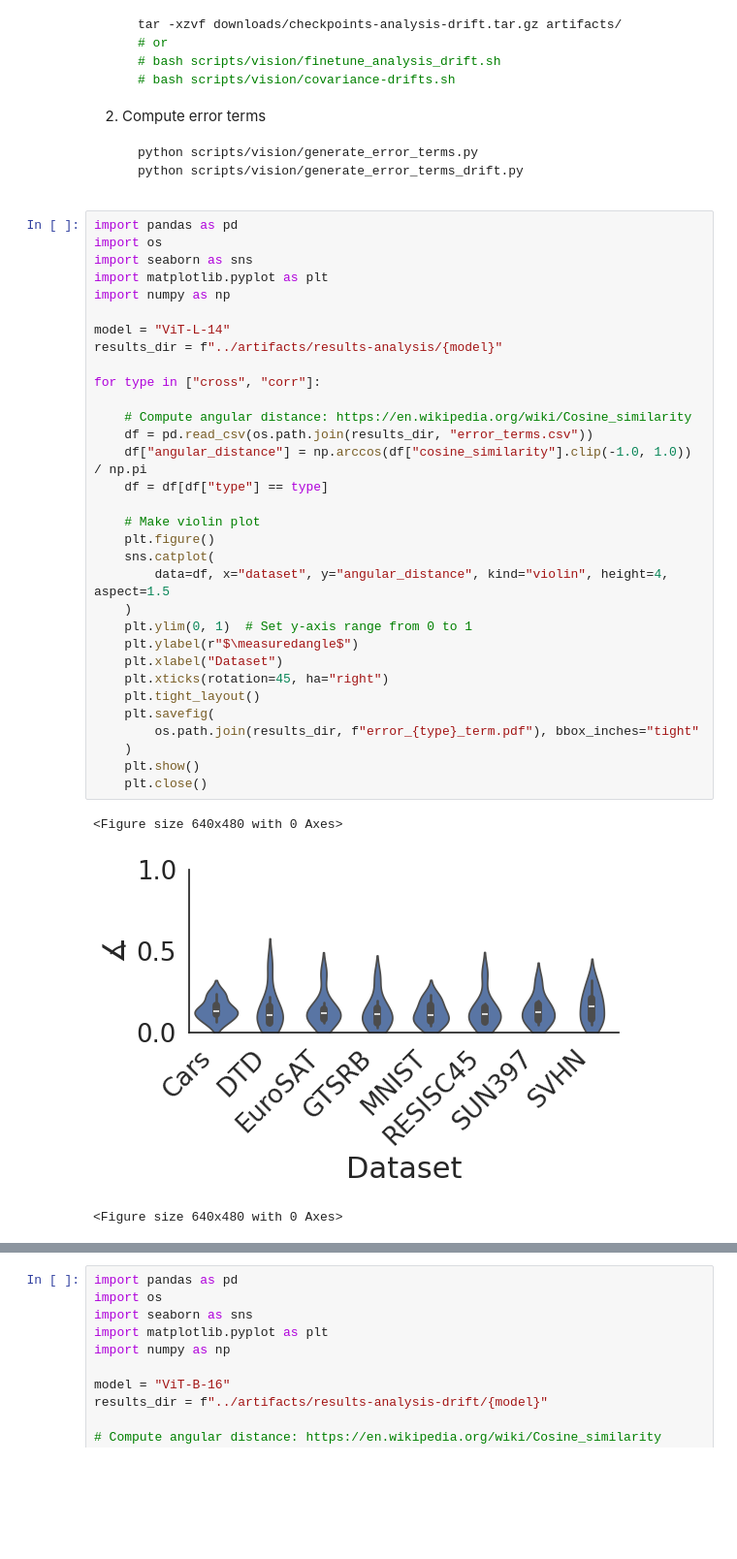
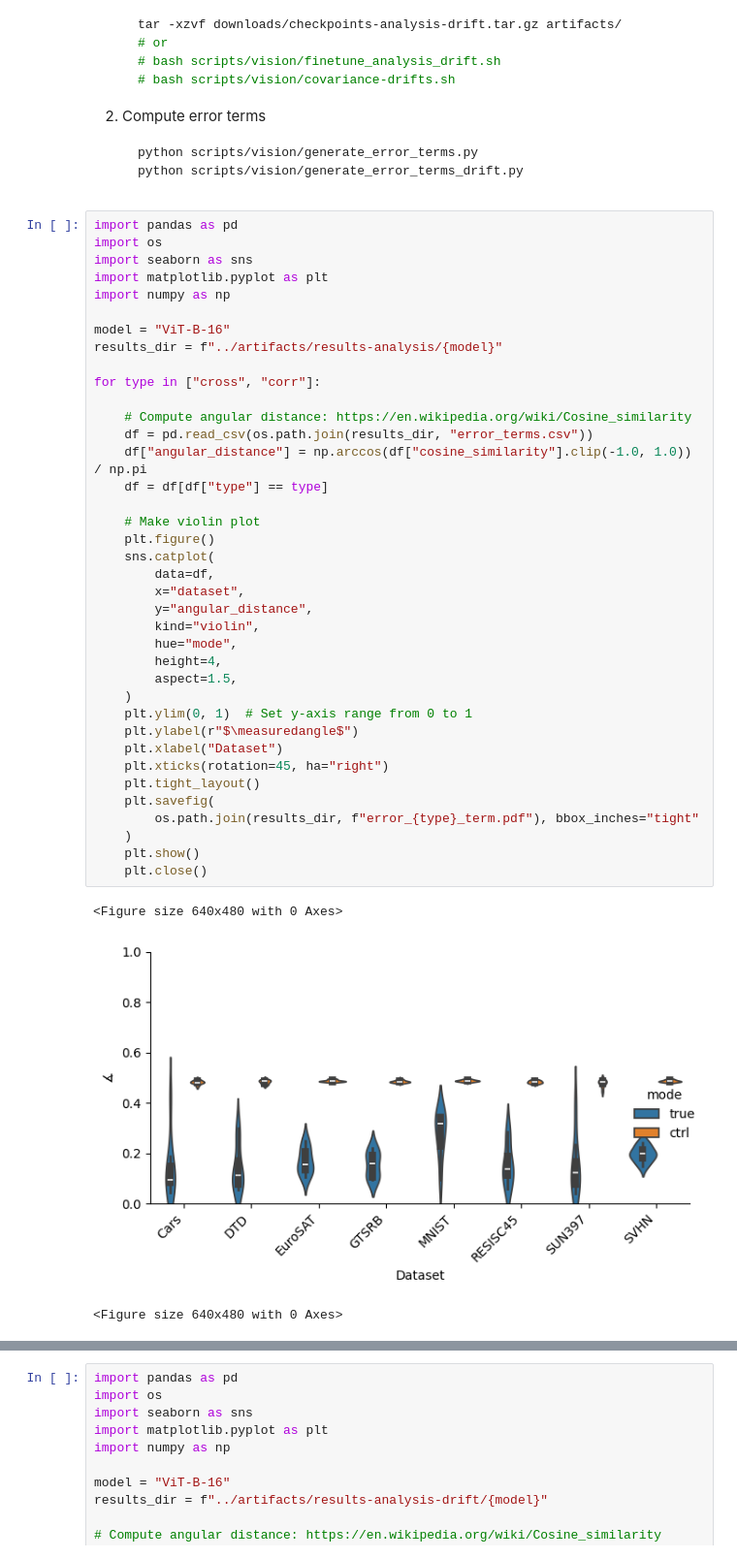
Before and after one commit to marawangamal/actmat, a Jupyter notebook: scripts/analysis.ipynb, the cells around one changed output, grey strips where cells are left out. Shown at 97% size. Cells and saved outputs as stored; diff of their text form; blank space fills up the shorter version.

```diff
--- a/scripts/analysis.ipynb
+++ b/scripts/analysis.ipynb
@@ -69,34 +69,40 @@ import pandas as pd
 import os
 import seaborn as sns
 import matplotlib.pyplot as plt
 import numpy as np
 
-model = "ViT-L-14"
+model = "ViT-B-16"
 results_dir = f"../artifacts/results-analysis/{model}"
 
 for type in ["cross", "corr"]:
 
     # Compute angular distance: https://en.wikipedia.org/wiki/Cosine_similarity
     df = pd.read_csv(os.path.join(results_dir, "error_terms.csv"))
     df["angular_distance"] = np.arccos(df["cosine_similarity"].clip(-1.0, 1.0)) / np.pi
     df = df[df["type"] == type]
 
     # Make violin plot
     plt.figure()
     sns.catplot(
-        data=df, x="dataset", y="angular_distance", kind="violin", height=4, aspect=1.5
+        data=df,
+        x="dataset",
+        y="angular_distance",
+        kind="violin",
+        hue="mode",
+        height=4,
+        aspect=1.5,
     )
     plt.ylim(0, 1)  # Set y-axis range from 0 to 1
     plt.ylabel(r"$\measuredangle$")
     plt.xlabel("Dataset")
     plt.xticks(rotation=45, ha="right")
     plt.tight_layout()
     plt.savefig(
         os.path.join(results_dir, f"error_{type}_term.pdf"), bbox_inches="tight"
     )
     plt.show()
     plt.close()
 # %% [output]
 <Figure size 640x480 with 0 Axes>
-[figure, old version]
+[figure, new version]
 <Figure size 640x480 with 0 Axes>
```
Also changed, not shown: parts of 2 cells of this notebook, 50 other files.
